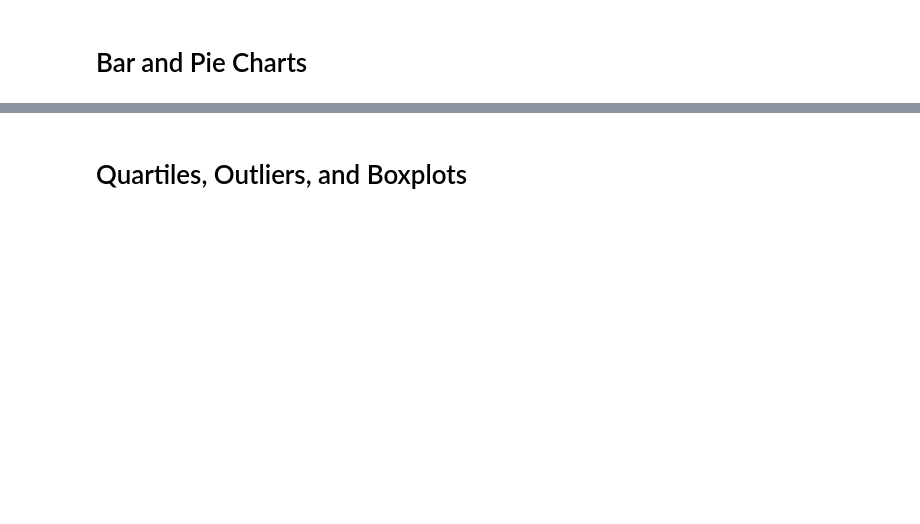
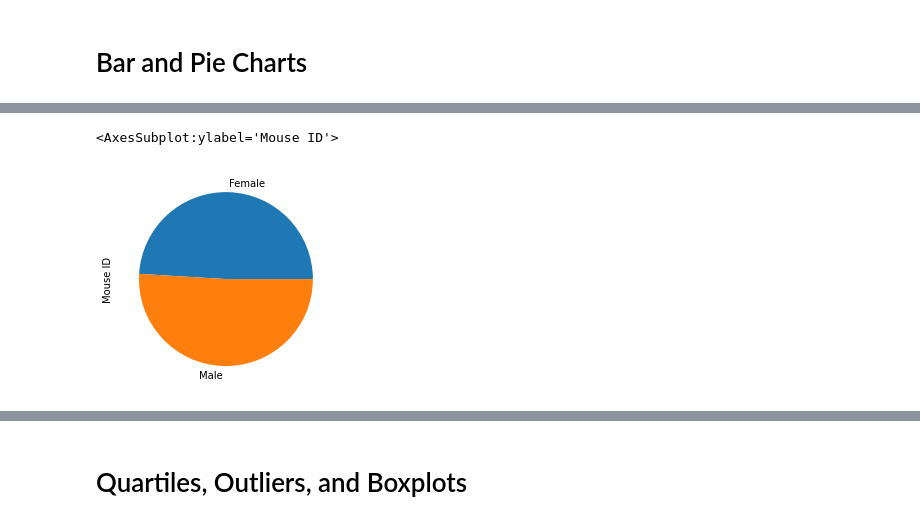
Before and after one commit to sdruiz79/Pymaceuticals_starter, a Jupyter notebook: Pymaceuticals_Starter/Pymaceaticals_Starter.ipynb, the cells around one changed output, grey strips where cells are left out. Saved outputs shown, nothing was run; the diff lists cells and outputs as text; code cells hidden in the pictures; blank space fills up the shorter version.

```diff
--- a/Pymaceuticals_Starter/Pymaceaticals_Starter.ipynb
+++ b/Pymaceuticals_Starter/Pymaceaticals_Starter.ipynb
@@ -151,3 +211,7 @@ count_chart = drug_group_count.pyplot(kind='bar', title="Count of data points fo
 # %%
- # Generate a pie plot showing the distribution of female versus male mice using Panda
+# Generate a pie plot showing the distribution of female versus male mice using Pandas
+clean_df.groupby(['Sex'])["Mouse ID"].count().plot(kind = "pie")
+# %% [output]
+<AxesSubplot:ylabel='Mouse ID'>
+[figure, added]
 # %%
```
Also changed, not shown: parts of 8 cells of this notebook.
